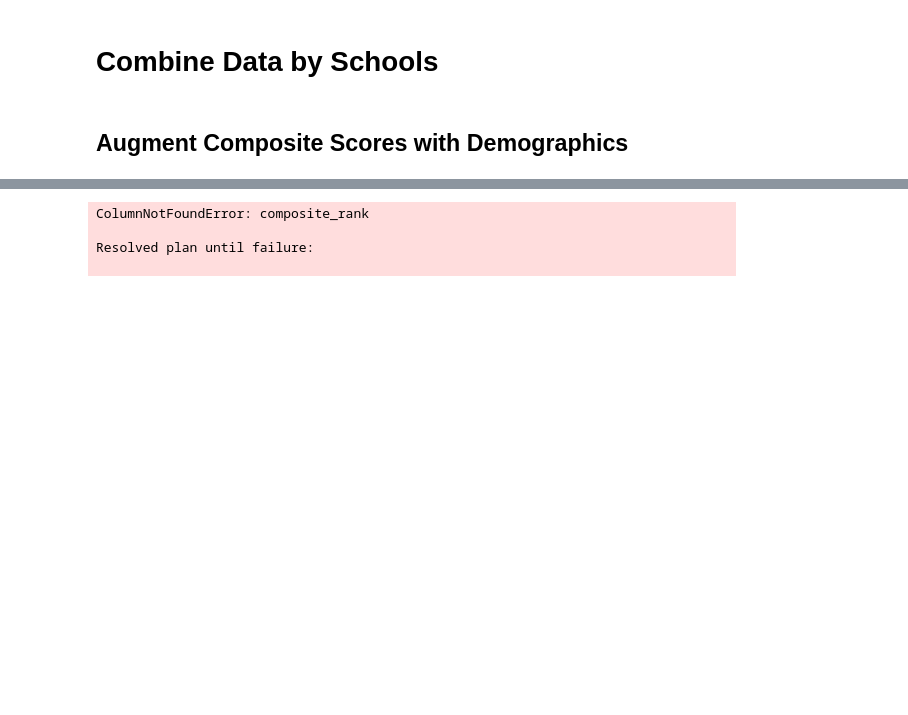
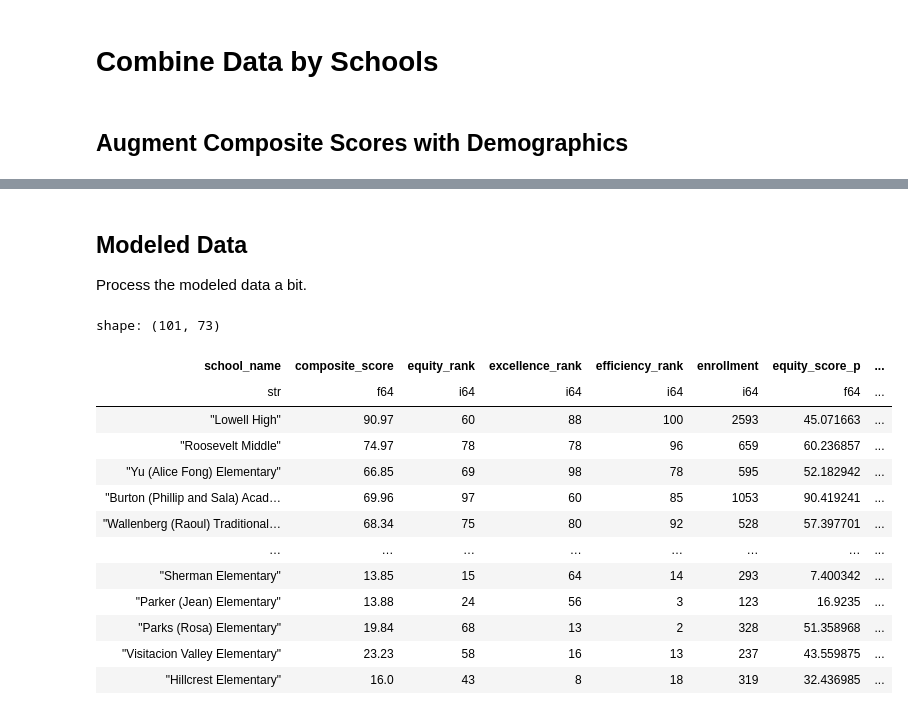
Before and after one commit to zuyezheng/sfusd-rai, a Jupyter notebook: notebooks/processing/Combined.ipynb, the cells around one changed output, grey strips where cells are left out. Drawn from its saved outputs; the diff is of its cells as text; code cells hidden in the pictures; blank space fills up the shorter version.

```diff
--- a/notebooks/processing/Combined.ipynb
+++ b/notebooks/processing/Combined.ipynb
@@ -54,30 +53,43 @@ shape: (101, 68)
+# %% [markdown]
+## Modeled Data
+Process the modeled data a bit.
 # %%
 modeled_data = combined_data.sort("composite_score")\
-    .with_columns(polars.arange(0, combined_data.height, eager=True).alias("equal_weighted_composite_rank"))
+    .with_columns(polars.arange(0, combined_data.height, eager=True).alias("composite_rank"))
 
 # calc equal_weighted_composite_score by averaging the equity, excellence, and access scores
 modeled_data = modeled_data\
     .with_columns(
         ((polars.col("equity_score_p") + polars.col("excellence_score_p") + polars.col("efficiency_score_p")) / 3.0)
             .alias("equal_weighted_composite_score")
     )\
     .with_columns(
         (polars.col("composite_score") - polars.col("equal_weighted_composite_score")).alias("composite_score_change")
     )
 
 # sort by equity_rank asc
 modeled_data = modeled_data.sort("equal_weighted_composite_score")\
     .with_columns(polars.arange(0, modeled_data.height, eager=True).alias("equal_weighted_composite_rank"))\
     .sort("equal_weighted_composite_rank", descending=True)
 
 # calculate the composite_rank_change by taking 101 - row_number() - composite_rank
 modeled_data = modeled_data.with_columns(
     (polars.col("equal_weighted_composite_rank") - polars.col("composite_rank")).alias("composite_rank_change")
 )
 
 modeled_data
 # %% [output]
-ColumnNotFoundError: composite_rank
-
-Resolved plan until failure:
-
+shape: (101, 73)
+| school_name | composite_score | equity_rank | excellence_rank | efficiency_rank | enrollment | equity_score_p | ... |
+| str | f64 | i64 | i64 | i64 | i64 | f64 | ... |
+| "Lowell High" | 90.97 | 60 | 88 | 100 | 2593 | 45.071663 | ... |
+| "Roosevelt Middle" | 74.97 | 78 | 78 | 96 | 659 | 60.236857 | ... |
+| "Yu (Alice Fong) Elementary" | 66.85 | 69 | 98 | 78 | 595 | 52.182942 | ... |
+| "Burton (Phillip and Sala) Acad… | 69.96 | 97 | 60 | 85 | 1053 | 90.419241 | ... |
+| "Wallenberg (Raoul) Traditional… | 68.34 | 75 | 80 | 92 | 528 | 57.397701 | ... |
+| … | … | … | … | … | … | … | ... |
+| "Sherman Elementary" | 13.85 | 15 | 64 | 14 | 293 | 7.400342 | ... |
+| "Parker (Jean) Elementary" | 13.88 | 24 | 56 | 3 | 123 | 16.9235 | ... |
+| "Parks (Rosa) Elementary" | 19.84 | 68 | 13 | 2 | 328 | 51.358968 | ... |
+| "Visitacion Valley Elementary" | 23.23 | 58 | 16 | 13 | 237 | 43.559875 | ... |
+| "Hillcrest Elementary" | 16.0 | 43 | 8 | 18 | 319 | 32.436985 | ... |
```
Also changed, not shown: parts of 2 cells of this notebook.
